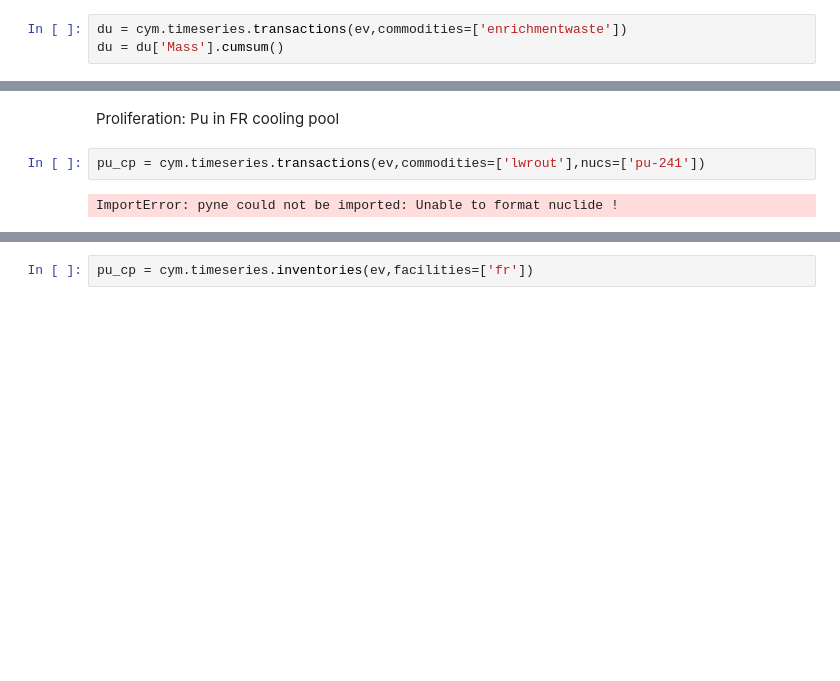
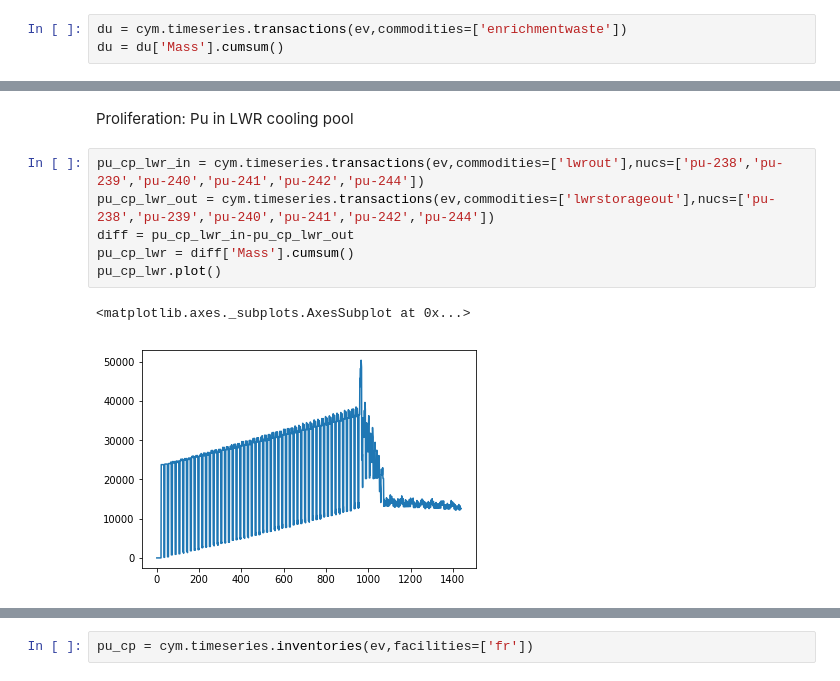
Before and after one commit to gwenchee/dcwrap, a Jupyter notebook: scripts/cymetric.ipynb, the cells around one changed output, grey strips where cells are left out. Saved outputs shown, nothing was run; the diff lists cells and outputs as text; blank space fills up the shorter version.

```diff
--- a/scripts/cymetric.ipynb
+++ b/scripts/cymetric.ipynb
@@ -51,6 +61,11 @@ du.iloc[-1]
 # %% [markdown]
-Proliferation: Pu in FR cooling pool
+Proliferation: Pu in LWR cooling pool
-# %%
-pu_cp = cym.timeseries.transactions(ev,commodities=['lwrout'],nucs=['pu-241'])
-# %% [output]
-ImportError: pyne could not be imported: Unable to format nuclide !
+# %%
+pu_cp_lwr_in = cym.timeseries.transactions(ev,commodities=['lwrout'],nucs=['pu-238','pu-239','pu-240','pu-241','pu-242','pu-244'])
+pu_cp_lwr_out = cym.timeseries.transactions(ev,commodities=['lwrstorageout'],nucs=['pu-238','pu-239','pu-240','pu-241','pu-242','pu-244'])
+diff = pu_cp_lwr_in-pu_cp_lwr_out
+pu_cp_lwr = diff['Mass'].cumsum()
+pu_cp_lwr.plot()
+# %% [output]
+<matplotlib.axes._subplots.AxesSubplot at 0x...>
+[figure, added]
```
Also changed, not shown: parts of 15 cells of this notebook.
